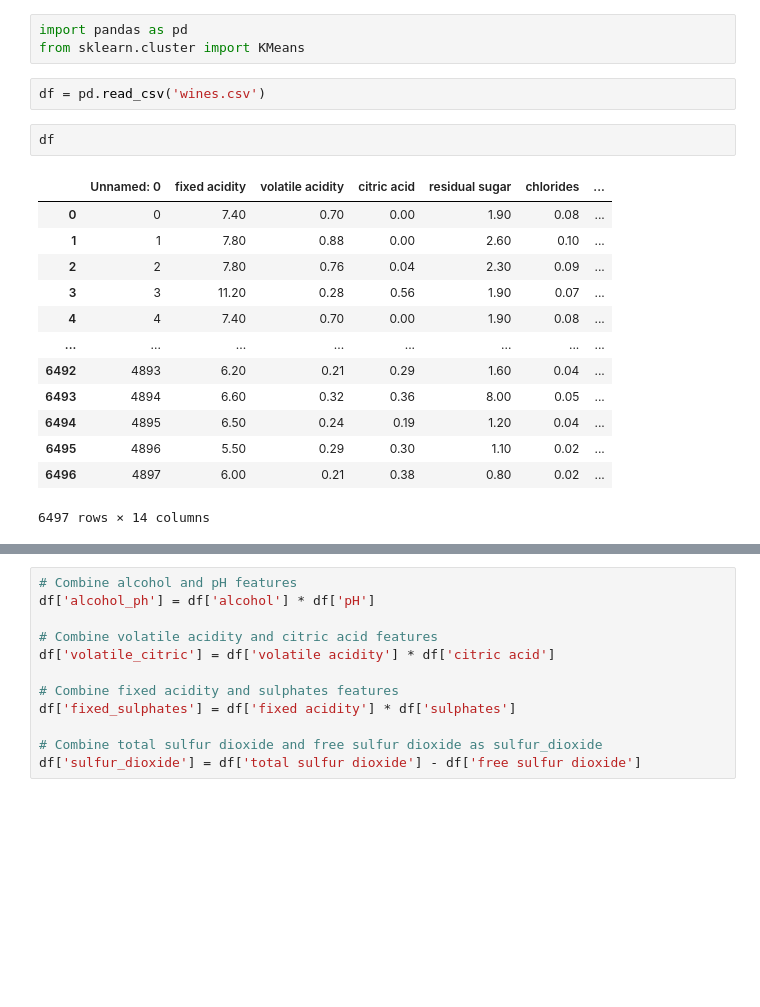
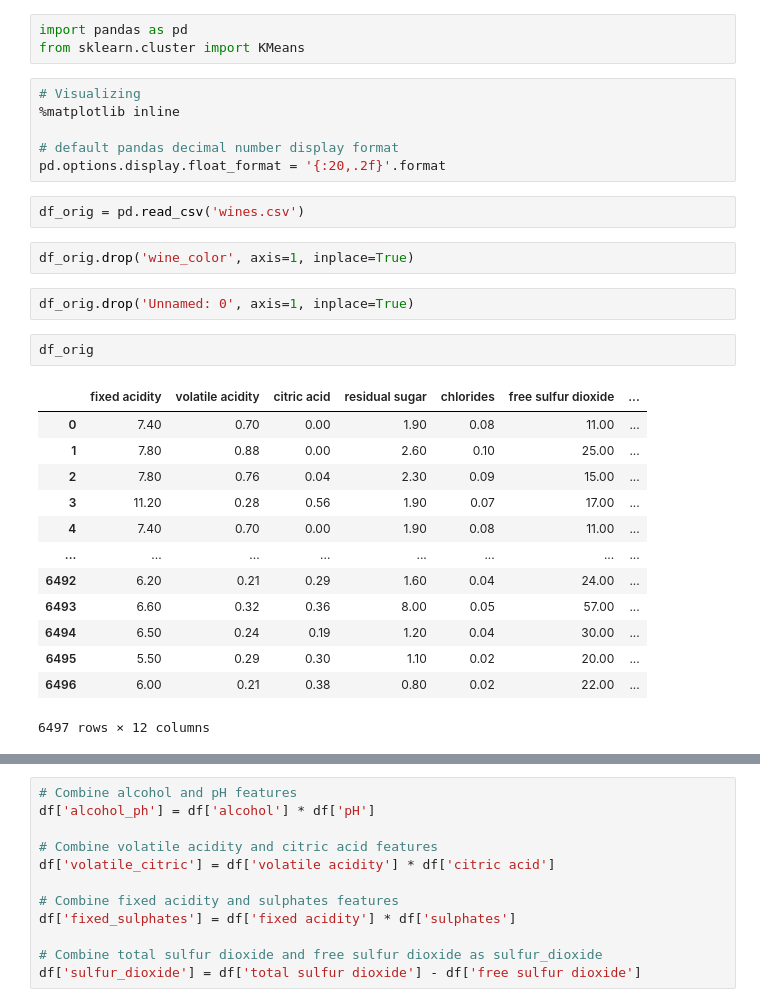
Before and after one commit to all-for-wine-andwine-for-all/all-for-wine-and-wine-for-all, a Jupyter notebook: Untitled.ipynb, the cells around one changed output, grey strips where cells are left out. Cells and saved outputs as stored; diff of their text form; blank space fills up the shorter version.

```diff
--- a/Untitled.ipynb
+++ b/Untitled.ipynb
@@ -11,21 +5,31 @@ pd.options.display.float_format = '{:20,.2f}'.format
 # %%
 import pandas as pd
 from sklearn.cluster import KMeans
+# %%
+# Visualizing
+%matplotlib inline
+
+# default pandas decimal number display format
+pd.options.display.float_format = '{:20,.2f}'.format
 # %%
-df = pd.read_csv('wines.csv')
+df_orig = pd.read_csv('wines.csv')
+# %%
+df_orig.drop('wine_color', axis=1, inplace=True)
+# %%
+df_orig.drop('Unnamed: 0', axis=1, inplace=True)
 # %%
-df
+df_orig
 # %% [output]
-|  | Unnamed: 0 | fixed acidity | volatile acidity | citric acid | residual sugar | chlorides | ... |
-| 0 | 0 | 7.40 | 0.70 | 0.00 | 1.90 | 0.08 | ... |
-| 1 | 1 | 7.80 | 0.88 | 0.00 | 2.60 | 0.10 | ... |
-| 2 | 2 | 7.80 | 0.76 | 0.04 | 2.30 | 0.09 | ... |
-| 3 | 3 | 11.20 | 0.28 | 0.56 | 1.90 | 0.07 | ... |
-| 4 | 4 | 7.40 | 0.70 | 0.00 | 1.90 | 0.08 | ... |
+|  | fixed acidity | volatile acidity | citric acid | residual sugar | chlorides | free sulfur dioxide | ... |
+| 0 | 7.40 | 0.70 | 0.00 | 1.90 | 0.08 | 11.00 | ... |
+| 1 | 7.80 | 0.88 | 0.00 | 2.60 | 0.10 | 25.00 | ... |
+| 2 | 7.80 | 0.76 | 0.04 | 2.30 | 0.09 | 15.00 | ... |
+| 3 | 11.20 | 0.28 | 0.56 | 1.90 | 0.07 | 17.00 | ... |
+| 4 | 7.40 | 0.70 | 0.00 | 1.90 | 0.08 | 11.00 | ... |
 | ... | ... | ... | ... | ... | ... | ... | ... |
-| 6492 | 4893 | 6.20 | 0.21 | 0.29 | 1.60 | 0.04 | ... |
-| 6493 | 4894 | 6.60 | 0.32 | 0.36 | 8.00 | 0.05 | ... |
-| 6494 | 4895 | 6.50 | 0.24 | 0.19 | 1.20 | 0.04 | ... |
-| 6495 | 4896 | 5.50 | 0.29 | 0.30 | 1.10 | 0.02 | ... |
-| 6496 | 4897 | 6.00 | 0.21 | 0.38 | 0.80 | 0.02 | ... |
+| 6492 | 6.20 | 0.21 | 0.29 | 1.60 | 0.04 | 24.00 | ... |
+| 6493 | 6.60 | 0.32 | 0.36 | 8.00 | 0.05 | 57.00 | ... |
+| 6494 | 6.50 | 0.24 | 0.19 | 1.20 | 0.04 | 30.00 | ... |
+| 6495 | 5.50 | 0.29 | 0.30 | 1.10 | 0.02 | 20.00 | ... |
+| 6496 | 6.00 | 0.21 | 0.38 | 0.80 | 0.02 | 22.00 | ... |
-6497 rows × 14 columns
+6497 rows × 12 columns
```
Also changed, not shown: parts of 80 cells of this notebook, 9 other files.
